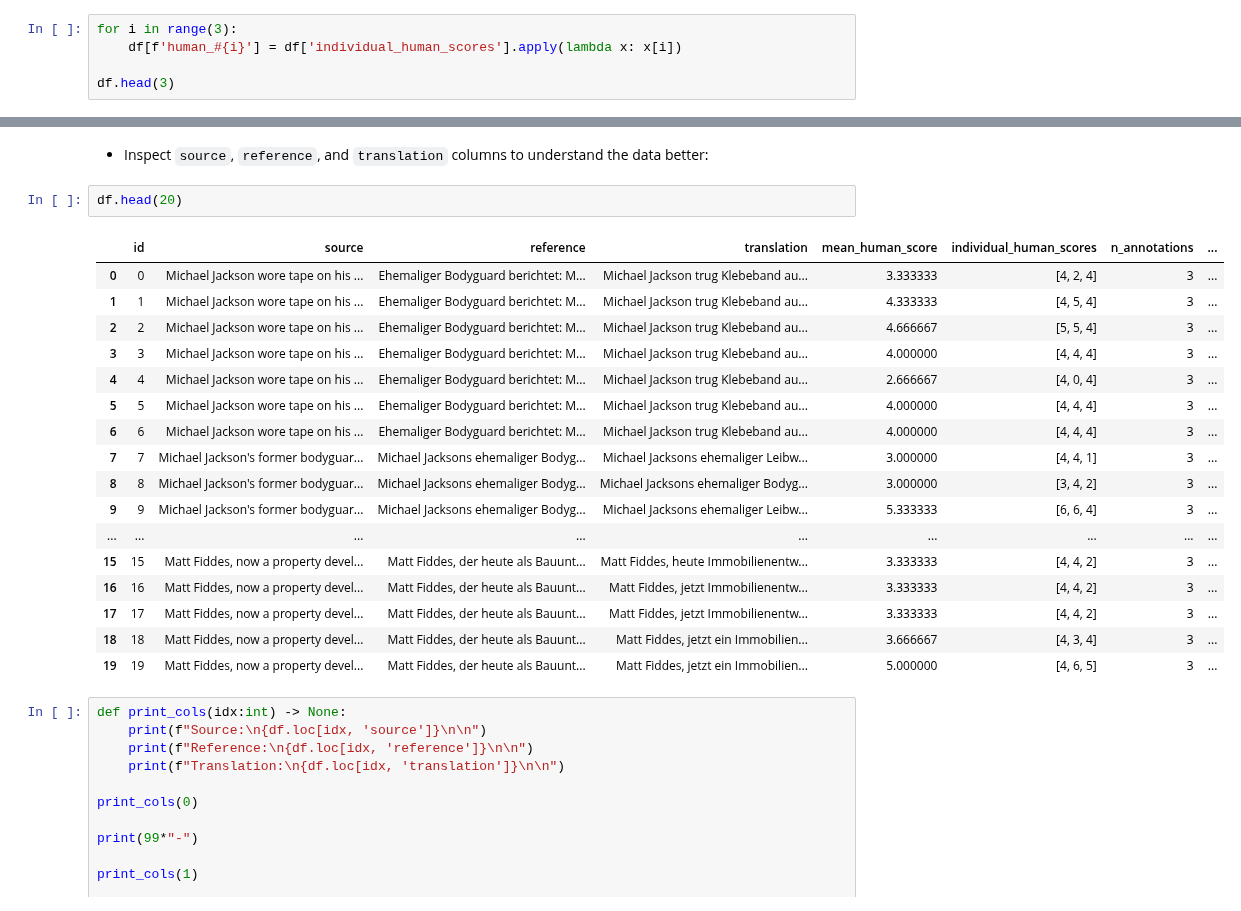
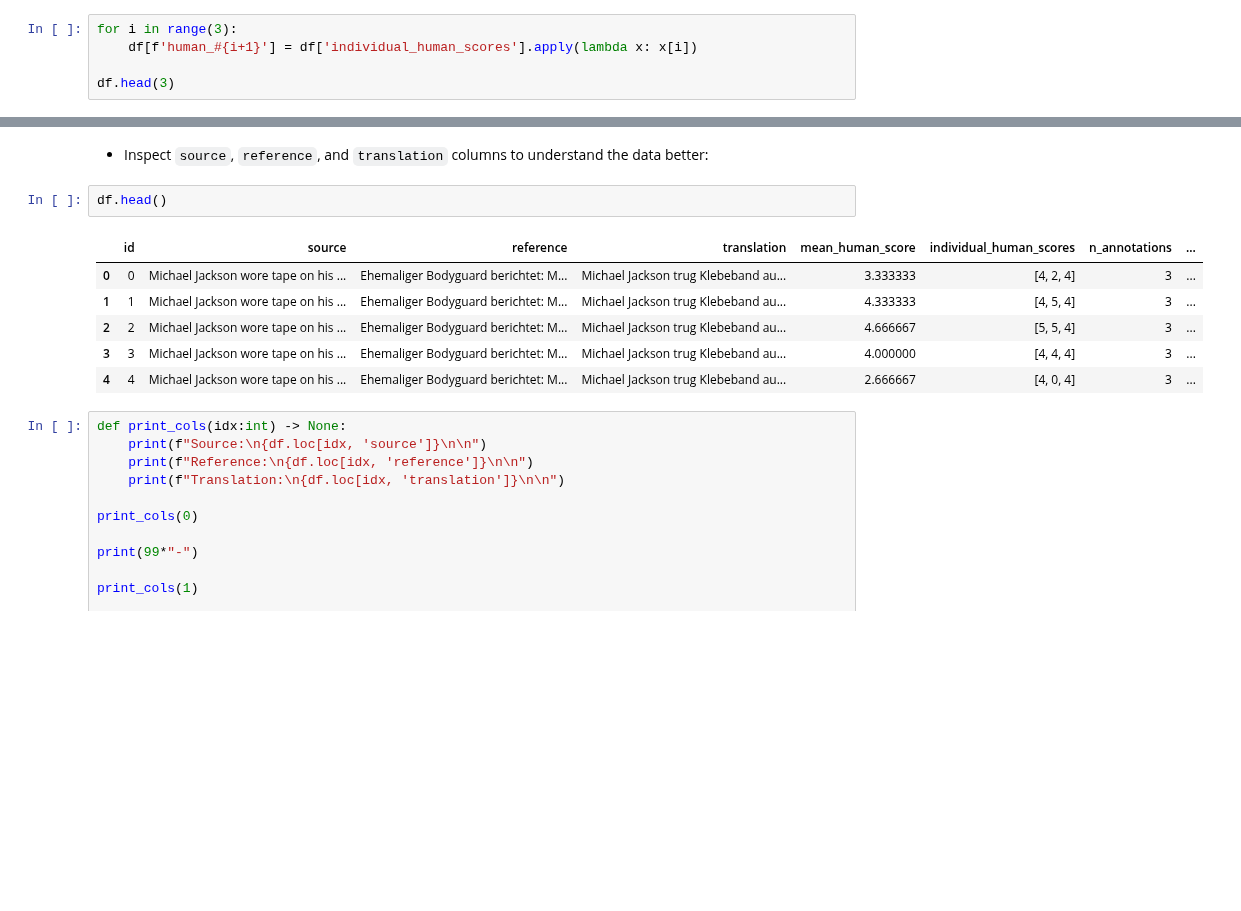
Before and after one commit to Ocean-code-1995/llm-judge-good-enough, a Jupyter notebook: wmt-human/EDA.ipynb, the cells around one changed output, grey strips where cells are left out. Drawn from its saved outputs; the diff is of its cells as text; blank space fills up the shorter version.

```diff
--- a/wmt-human/EDA.ipynb
+++ b/wmt-human/EDA.ipynb
@@ -133,7 +133,7 @@ Number of rows removed: 92
 -  Create new columns for the individual human scores:
 # %%
 for i in range(3):
-    df[f'human_#{i}'] = df['individual_human_scores'].apply(lambda x: x[i])
+    df[f'human_#{i+1}'] = df['individual_human_scores'].apply(lambda x: x[i])
 
 df.head(3)
 # %% [output]
@@ -144,25 +144,14 @@ df.head(3)
 # %% [markdown]
 - Inspect `source`, `reference`, and `translation` columns to understand the data better:
 # %%
-df.head(20)
+df.head()
 # %% [output]
 |  | id | source | reference | translation | mean_human_score | individual_human_scores | n_annotations | ... |
 | 0 | 0 | Michael Jackson wore tape on his ... | Ehemaliger Bodyguard berichtet: M... | Michael Jackson trug Klebeband au... | 3.333333 | [4, 2, 4] | 3 | ... |
 | 1 | 1 | Michael Jackson wore tape on his ... | Ehemaliger Bodyguard berichtet: M... | Michael Jackson trug Klebeband au... | 4.333333 | [4, 5, 4] | 3 | ... |
 | 2 | 2 | Michael Jackson wore tape on his ... | Ehemaliger Bodyguard berichtet: M... | Michael Jackson trug Klebeband au... | 4.666667 | [5, 5, 4] | 3 | ... |
 | 3 | 3 | Michael Jackson wore tape on his ... | Ehemaliger Bodyguard berichtet: M... | Michael Jackson trug Klebeband au... | 4.000000 | [4, 4, 4] | 3 | ... |
 | 4 | 4 | Michael Jackson wore tape on his ... | Ehemaliger Bodyguard berichtet: M... | Michael Jackson trug Klebeband au... | 2.666667 | [4, 0, 4] | 3 | ... |
-| 5 | 5 | Michael Jackson wore tape on his ... | Ehemaliger Bodyguard berichtet: M... | Michael Jackson trug Klebeband au... | 4.000000 | [4, 4, 4] | 3 | ... |
-| 6 | 6 | Michael Jackson wore tape on his ... | Ehemaliger Bodyguard berichtet: M... | Michael Jackson trug Klebeband au... | 4.000000 | [4, 4, 4] | 3 | ... |
-| 7 | 7 | Michael Jackson's former bodyguar... | Michael Jacksons ehemaliger Bodyg... | Michael Jacksons ehemaliger Leibw... | 3.000000 | [4, 4, 1] | 3 | ... |
-| 8 | 8 | Michael Jackson's former bodyguar... | Michael Jacksons ehemaliger Bodyg... | Michael Jacksons ehemaliger Bodyg... | 3.000000 | [3, 4, 2] | 3 | ... |
-| 9 | 9 | Michael Jackson's former bodyguar... | Michael Jacksons ehemaliger Bodyg... | Michael Jacksons ehemaliger Leibw... | 5.333333 | [6, 6, 4] | 3 | ... |
-| ... | ... | ... | ... | ... | ... | ... | ... | ... |
-| 15 | 15 | Matt Fiddes, now a property devel... | Matt Fiddes, der heute als Bauunt... | Matt Fiddes, heute Immobilienentw... | 3.333333 | [4, 4, 2] | 3 | ... |
-| 16 | 16 | Matt Fiddes, now a property devel... | Matt Fiddes, der heute als Bauunt... | Matt Fiddes, jetzt Immobilienentw... | 3.333333 | [4, 4, 2] | 3 | ... |
-| 17 | 17 | Matt Fiddes, now a property devel... | Matt Fiddes, der heute als Bauunt... | Matt Fiddes, jetzt Immobilienentw... | 3.333333 | [4, 4, 2] | 3 | ... |
-| 18 | 18 | Matt Fiddes, now a property devel... | Matt Fiddes, der heute als Bauunt... | Matt Fiddes, jetzt ein Immobilien... | 3.666667 | [4, 3, 4] | 3 | ... |
-| 19 | 19 | Matt Fiddes, now a property devel... | Matt Fiddes, der heute als Bauunt... | Matt Fiddes, jetzt ein Immobilien... | 5.000000 | [4, 6, 5] | 3 | ... |
 # %%
 def print_cols(idx:int) -> None:
     print(f"Source:\n{df.loc[idx, 'source']}\n\n")
```
Also changed, not shown: parts of 4 cells of this notebook.
